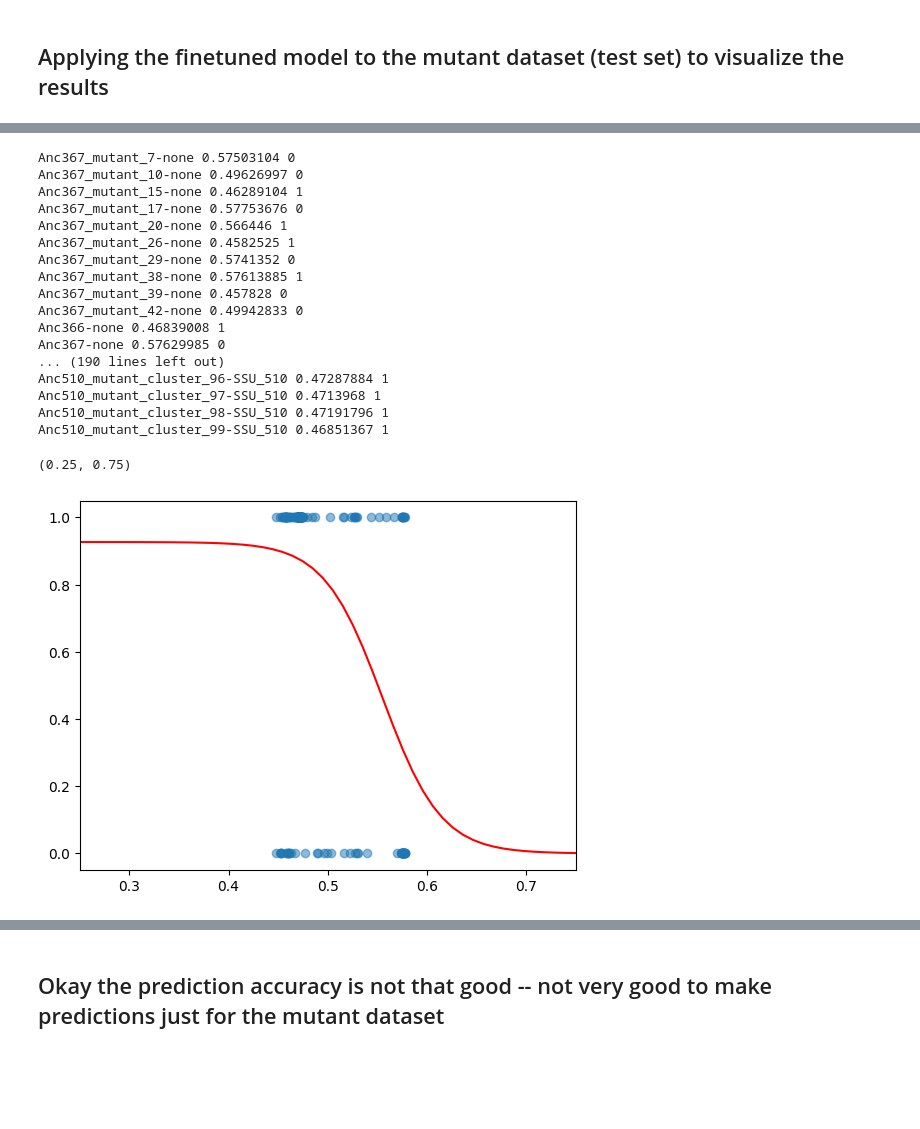
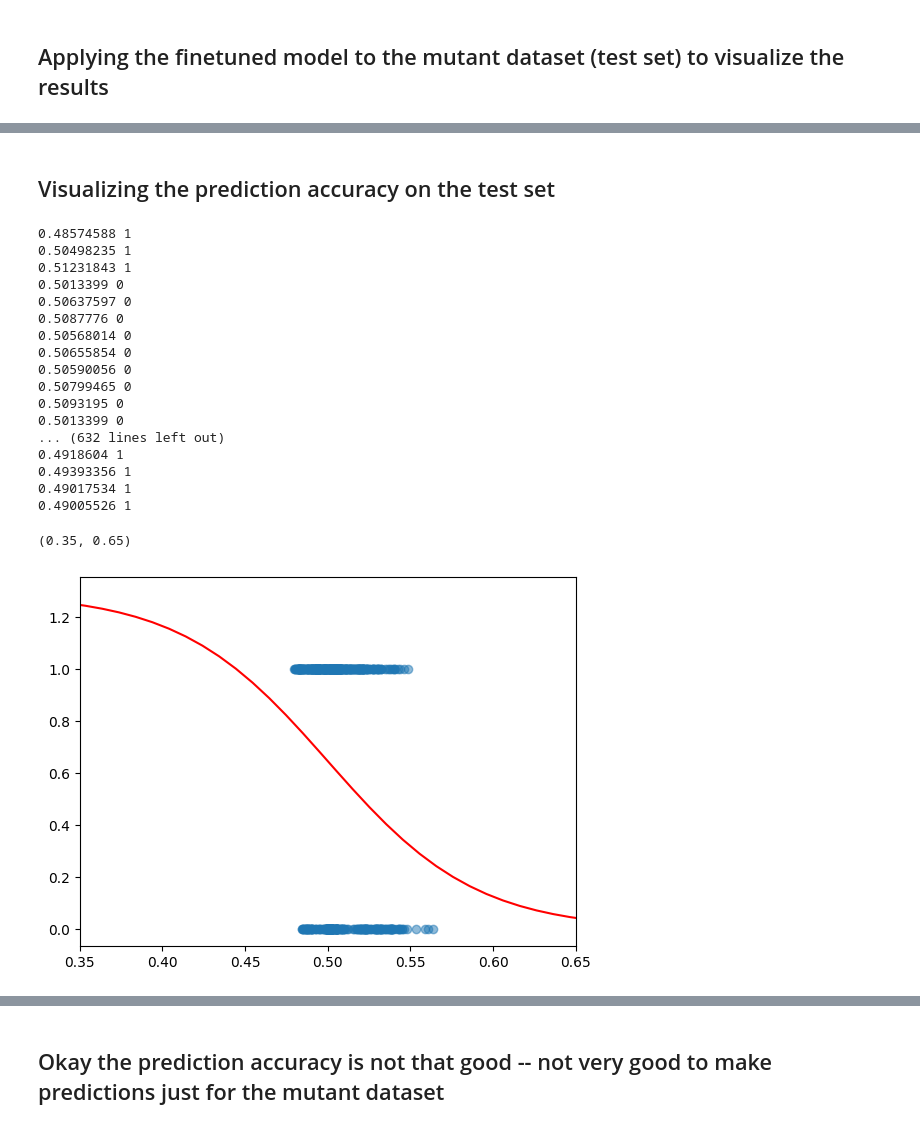
Before and after one commit to kaustubh-amritkar/lora_esm_classification, a Jupyter notebook: analysis/apply_lora_on_esm.ipynb, the cells around one changed output, grey strips where cells are left out. Cells and saved outputs as stored; diff of their text form; code cells hidden in the pictures; blank space fills up the shorter version.

Commit message:
Finetuning LORA on the whole dataset by splitting it into 80-20 with LSU-driven split

```diff
--- a/analysis/apply_lora_on_esm.ipynb
+++ b/analysis/apply_lora_on_esm.ipynb
@@ -62,7 +62,7 @@ combined_dataset['LSU_SSU_seq'] = combined_dataset.apply(lambda x: x['lsu_seq']
 combined_dataset_large_subet = combined_dataset[~combined_dataset['LSU_id'].str.startswith("Anc")]
 combined_dataset_mutant_subet = combined_dataset[combined_dataset['LSU_id'].str.startswith("Anc")]
 
-sequences = combined_dataset_large_subet['LSU_SSU_seq'].to_list()
-binary_activity = combined_dataset_large_subet['activity_binary'].to_list()
-lsu_ssu_ids = combined_dataset_large_subet['LSU_SSU_id'].to_list()
+sequences = combined_dataset['LSU_SSU_seq'].to_list()
+binary_activity = combined_dataset['activity_binary'].to_list()
+lsu_ssu_ids = combined_dataset['LSU_SSU_id'].to_list()
 # %%
@@ -127,4 +127,10 @@ train_indices, test_indices, train_ids, test_ids, Xs_train, Xs_test, ys_train, y
 train_dataset = ProteinDataset(Xs_train, ys_train, tokenizer)
 val_dataset = ProteinDataset(Xs_test, ys_test, tokenizer)
 train_dataset, val_dataset = accelerator.prepare(train_dataset, val_dataset)
-train_dataset[0]
+
+# Extract back the sequences and their binding sites info for the entries in the train_dataset & val_dataset
+train_sequences = [sequences[i] for i in train_indices]
+train_binary_activity = [binary_activity[i] for i in train_indices]
+
+val_sequences = [sequences[i] for i in test_indices]
+val_binary_activity = [binary_activity[i] for i in test_indices]
@@ -133,7 +137,7 @@ train_dataset[0]
 # %% [markdown]
 ## Applying the finetuned model to the mutant dataset (test set) to visualize the results
 # %%
-model_path = "/home/kaustubh/RuBisCO_ML/ESM_LoRA/training_runs/esm2_t33_650M-finetuned-lora_2025-05-09_03-56-15"
+model_path = "/home/kaustubh/RuBisCO_ML/ESM_LoRA/training_runs/esm2_t33_650M-finetuned-lora_2025-05-14_00-31-00"
 base_model_path = "facebook/esm2_t33_650M_UR50D"
 # %%
 # class CustomModel(EsmPreTrainedModel):
@@ -334,11 +317,13 @@ anc_mutants
+# %% [markdown]
+## Visualizing the prediction accuracy on the test set
 # %%
-output_pred_formIII = []
-output_emb_formIII = []
+output_pred_val_set = []
+output_emb_val_set = []
 
-for i in range(len(anc_mutant_seqs)):
-    inputs = loaded_tokenizer(anc_mutant_seqs[i], truncation=True, padding='max_length', max_length=1024, return_tensors="pt")
+for i in range(len(val_sequences)):
+    inputs = loaded_tokenizer(val_sequences[i], truncation=True, padding='max_length', max_length=1024, return_tensors="pt")
     inputs = inputs.to(device)
-    labels = [anc_mutant_labels[i]]
+    labels = [val_binary_activity[i]]
 
     with torch.no_grad():
         outputs = loaded_model(**inputs)["logits"].squeeze(0)
@@ -346,48 +331,48 @@ for i in range(len(anc_mutant_seqs)):
         # Sigmoid activation
         outputs = 1 / (1 + np.exp(-outputs))
 
-        output_pred_formIII.append(outputs)
+        output_pred_val_set.append(outputs)
         # print(outputs, labels)
         outputs_emb = loaded_model(**inputs)["last_hidden_state"].squeeze(0)[0]
         outputs_emb = outputs_emb.cpu().numpy()
 
-        output_emb_formIII.append(outputs_emb)
+        output_emb_val_set.append(outputs_emb)
 # %%
-for i in range(len(output_pred_formIII)):
-    print(anc_mutant_ids[i], output_pred_formIII[i], anc_mutant_labels[i])
+for i in range(len(output_pred_val_set)):
+    print(output_pred_val_set[i], val_binary_activity[i])
 # %% [output]
-Anc367_mutant_7-none 0.57503104 0
-Anc367_mutant_10-none 0.49626997 0
-Anc367_mutant_15-none 0.46289104 1
-Anc367_mutant_17-none 0.57753676 0
-Anc367_mutant_20-none 0.566446 1
-Anc367_mutant_26-none 0.4582525 1
-Anc367_mutant_29-none 0.5741352 0
-Anc367_mutant_38-none 0.57613885 1
-Anc367_mutant_39-none 0.457828 0
-Anc367_mutant_42-none 0.49942833 0
-Anc366-none 0.46839008 1
-Anc367-none 0.57629985 0
-... (190 lines left out)
-Anc510_mutant_cluster_96-SSU_510 0.47287884 1
-Anc510_mutant_cluster_97-SSU_510 0.4713968 1
-Anc510_mutant_cluster_98-SSU_510 0.47191796 1
-Anc510_mutant_cluster_99-SSU_510 0.46851367 1
+0.48574588 1
+0.50498235 1
+0.51231843 1
+0.5013399 0
+0.50637597 0
+0.5087776 0
+0.50568014 0
+0.50655854 0
+0.50590056 0
+0.50799465 0
+0.5093195 0
+0.5013399 0
+... (632 lines left out)
+0.4918604 1
+0.49393356 1
+0.49017534 1
+0.49005526 1
 # %%
-plt.scatter(output_pred_formIII, anc_mutant_labels, alpha=0.5)
+plt.scatter(output_pred_val_set, val_binary_activity, alpha=0.5)
 
 ## Fit a sigmoid to this scatterplot
 from scipy.optimize import curve_fit
 def sigmoid(x, a, b, c):
     return a / (1 + np.exp(-b * (x - c)))
-popt, pcov = curve_fit(sigmoid, output_pred_formIII, anc_mutant_labels, p0=[1, 1, 0.5])
+popt, pcov = curve_fit(sigmoid, output_pred_val_set, val_binary_activity, p0=[1, 1, 0.5])
 x = np.linspace(0, 1, 100)
 y = sigmoid(x, *popt)
 plt.plot(x, y, color='red')
-plt.xlim(0.25, 0.75)
+plt.xlim(0.35, 0.65)
 # %% [output]
-(0.25, 0.75)
+(0.35, 0.65)
-[figure, old version]
+[figure, new version]
 # %%
 from sklearn.metrics import pairwise_distances
 from sklearn.manifold import TSNE
```
Also changed, not shown: parts of 9 cells of this notebook, 1 other file.
